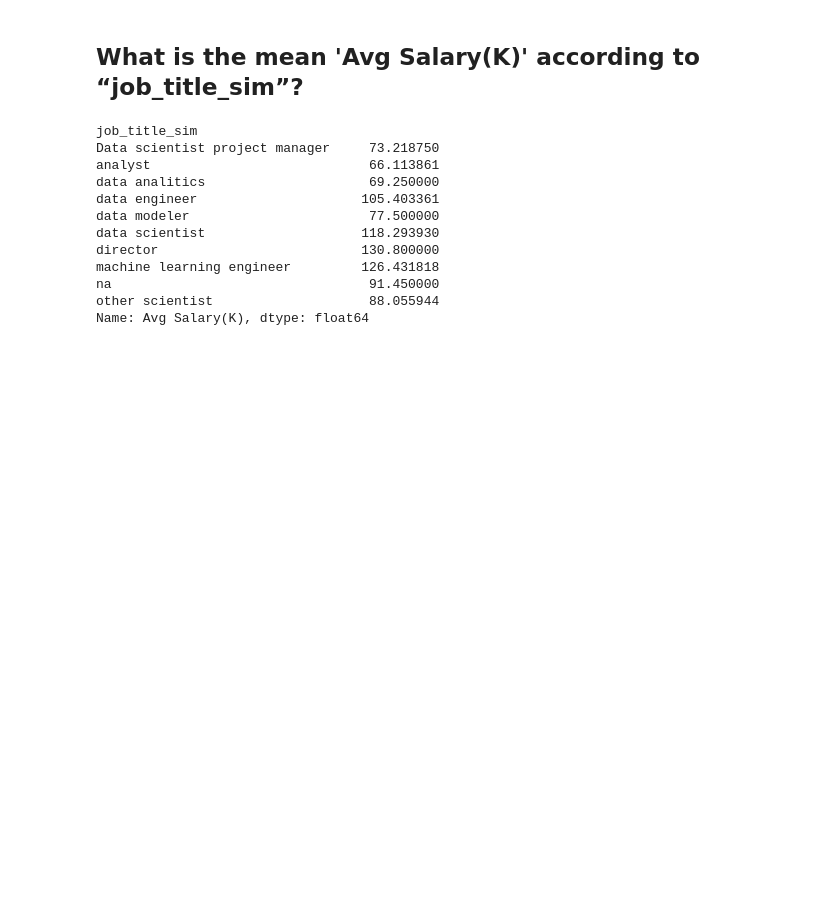
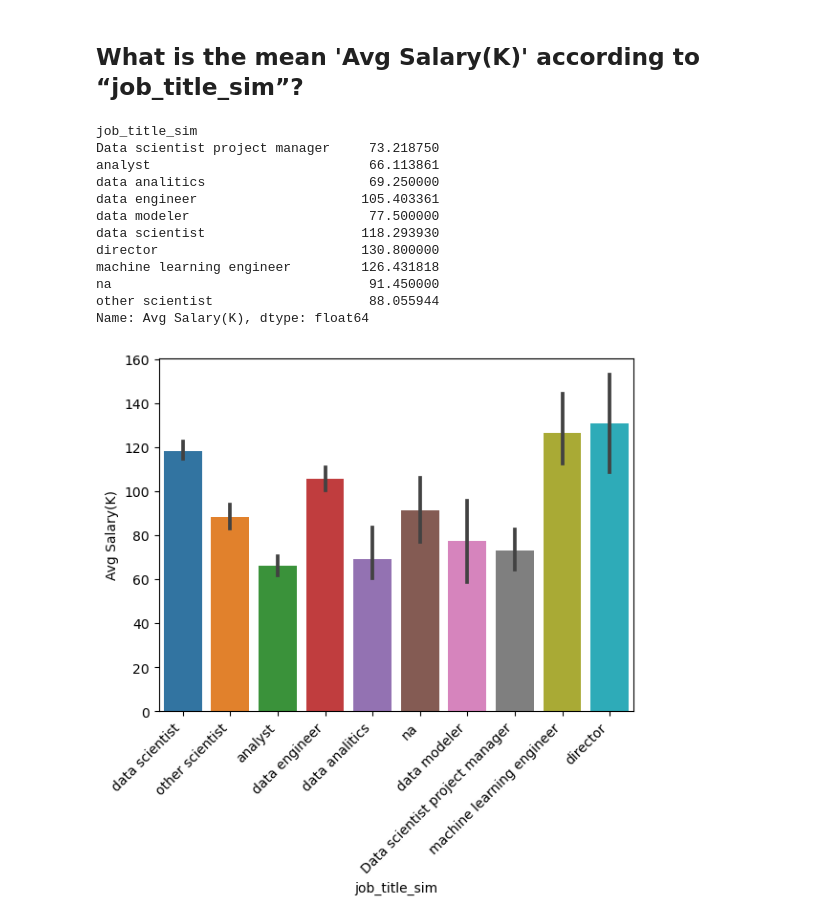
Before and after one commit to dcreeder89/Coding-Dojo_Wk-13-Local-Workflow-Practice, a Jupyter notebook: CodeAlong.ipynb, the cells around one changed output. Drawn from its saved outputs; the diff is of its cells as text; code cells hidden in the pictures; blank space fills up the shorter version.

Commit message:
barplot created

```diff
--- a/CodeAlong.ipynb
+++ b/CodeAlong.ipynb
@@ -57,3 +57,9 @@ machine learning engineer         126.431818
 na                                 91.450000
 other scientist                    88.055944
 Name: Avg Salary(K), dtype: float64
+# %%
+ax = sns.barplot(data=df, x = 'job_title_sim', y='Avg Salary(K)')
+ax.set_xticklabels(ax.get_xticklabels(), rotation=45, ha='right')
+plt.savefig('barplot.png', pad_inches=1, bbox_inches='tight');
+# %% [output]
+[figure, added]
```
Also changed, not shown: parts of 1 cell of this notebook, 1 other file.
